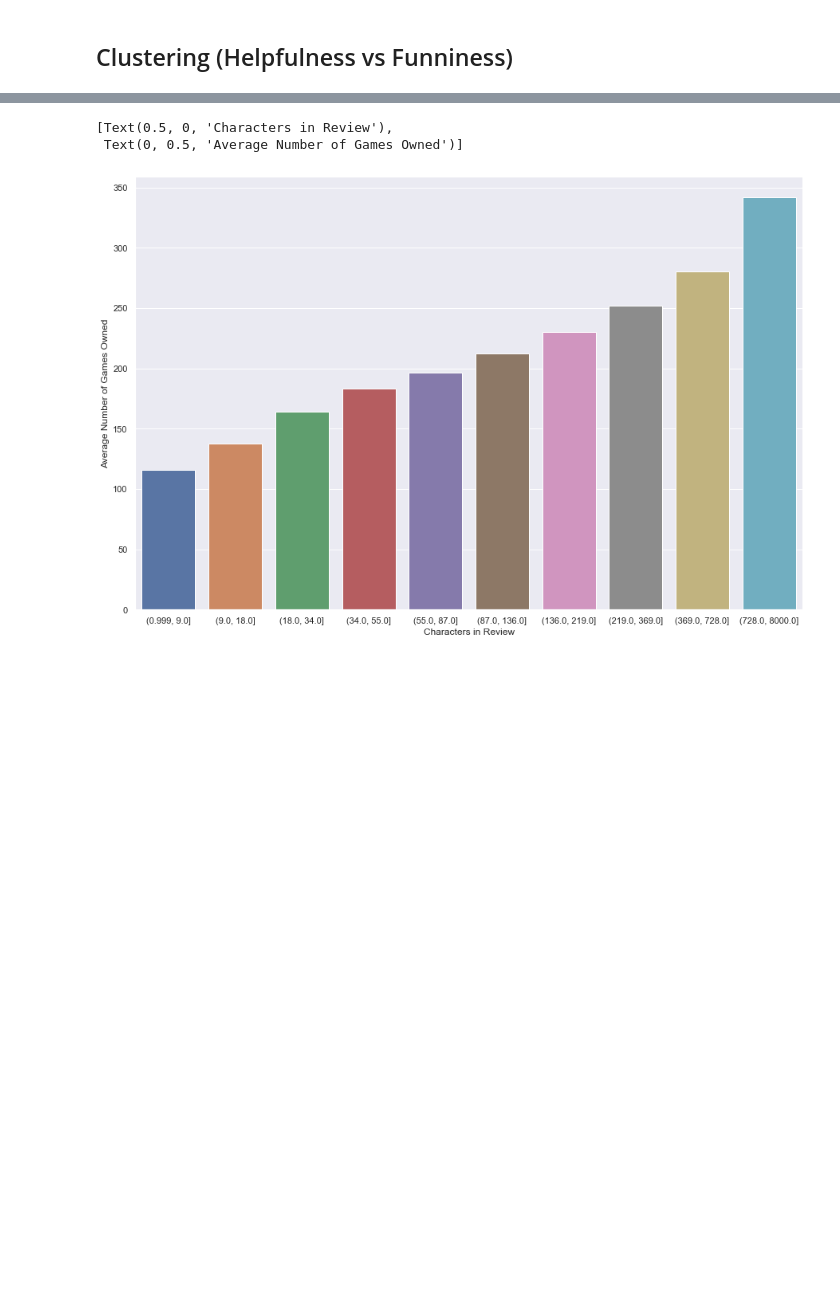
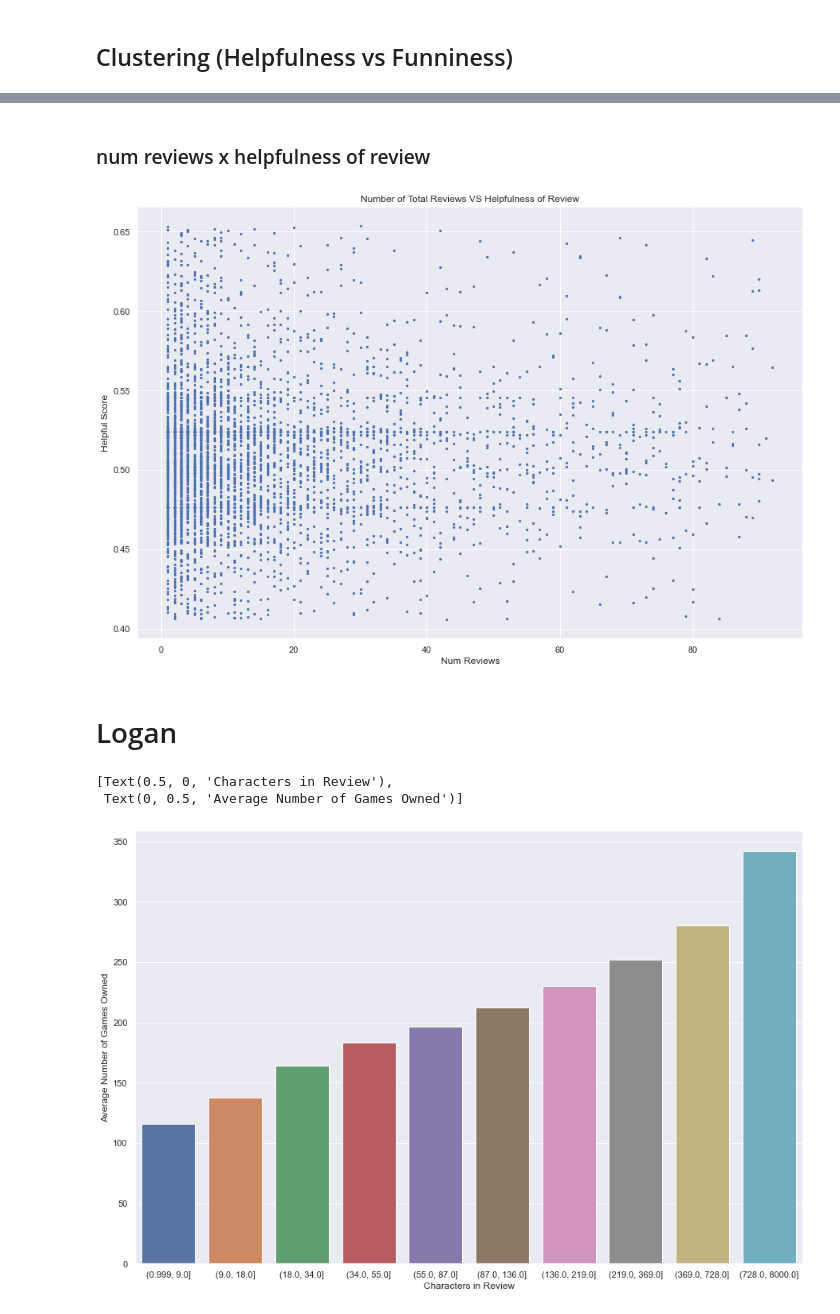
Before and after one commit to gfry99/453-Final-Project, a Jupyter notebook: 453-Final-Proj-PleaseCompile.ipynb, the cells around one changed output, grey strips where cells are left out. Cells and saved outputs as stored; diff of their text form; code cells hidden in the pictures; blank space fills up the shorter version.

```diff
--- a/453-Final-Proj-PleaseCompile.ipynb
+++ b/453-Final-Proj-PleaseCompile.ipynb
@@ -214,3 +399,19 @@ plt.show()
+# %% [markdown]
+### num reviews x helpfulness of review
+# %%
+plt.scatter(df_filtered.num_reviews, df_filtered.helpful_score, s=5)
+# Set title of the plot
+plt.title('Number of Total Reviews VS Helpfulness of Review')
+# Set x-axis label
+plt.xlabel('Num Reviews')
+# Set y-axis label
+plt.ylabel('Helpful Score')
+# Display the plot
+plt.show()
+# %% [output]
+[figure, added]
+# %% [markdown]
+# Logan
 # %%
 #Bar graphs using review character counts
 
```
Also changed, not shown: parts of 29 cells of this notebook.
